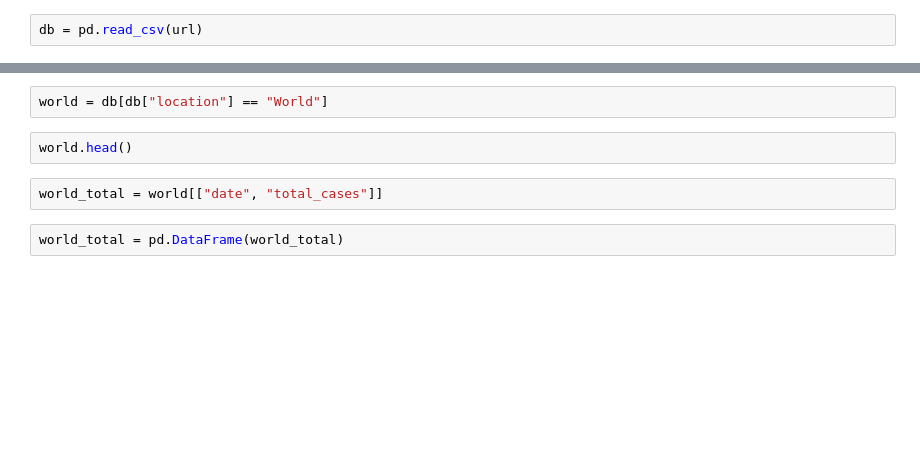
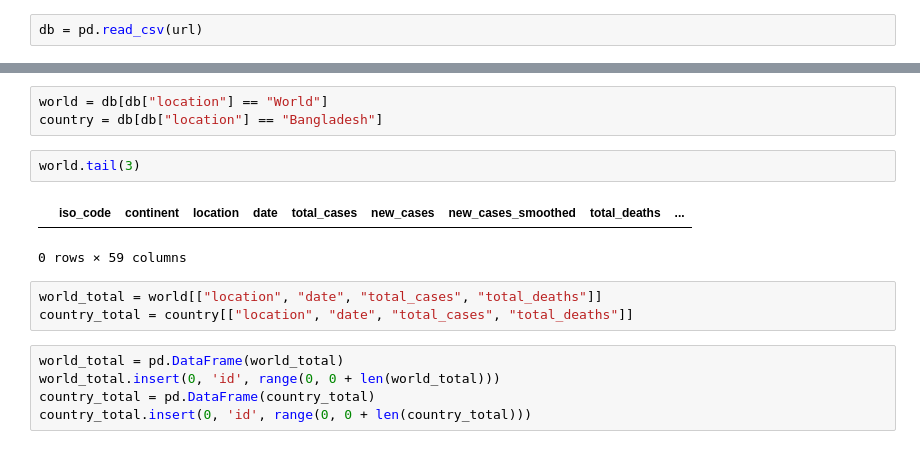
Before and after one commit to nhridoy/Covid19-Prediction, a Jupyter notebook: test.ipynb, the cells around one changed output, grey strips where cells are left out. Drawn from its saved outputs; the diff is of its cells as text; blank space fills up the shorter version.

```diff
--- a/test.ipynb
+++ b/test.ipynb
@@ -10,10 +24,18 @@ db.head()
 # %%
 world = db[db["location"] == "World"]
+country = db[db["location"] == "Bangladesh"]
 # %%
-world.head()
+world.tail(3)
+# %% [output]
+|  | iso_code | continent | location | date | total_cases | new_cases | new_cases_smoothed | total_deaths | ... |
+0 rows × 59 columns
 # %%
-world_total = world[["date", "total_cases"]]
+world_total = world[["location", "date", "total_cases", "total_deaths"]]
+country_total = country[["location", "date", "total_cases", "total_deaths"]]
 # %%
 world_total = pd.DataFrame(world_total)
+world_total.insert(0, 'id', range(0, 0 + len(world_total)))
+country_total = pd.DataFrame(country_total)
+country_total.insert(0, 'id', range(0, 0 + len(country_total)))
 # %%
 world_total
```
Also changed, not shown: parts of 14 cells of this notebook, 3 other files.
